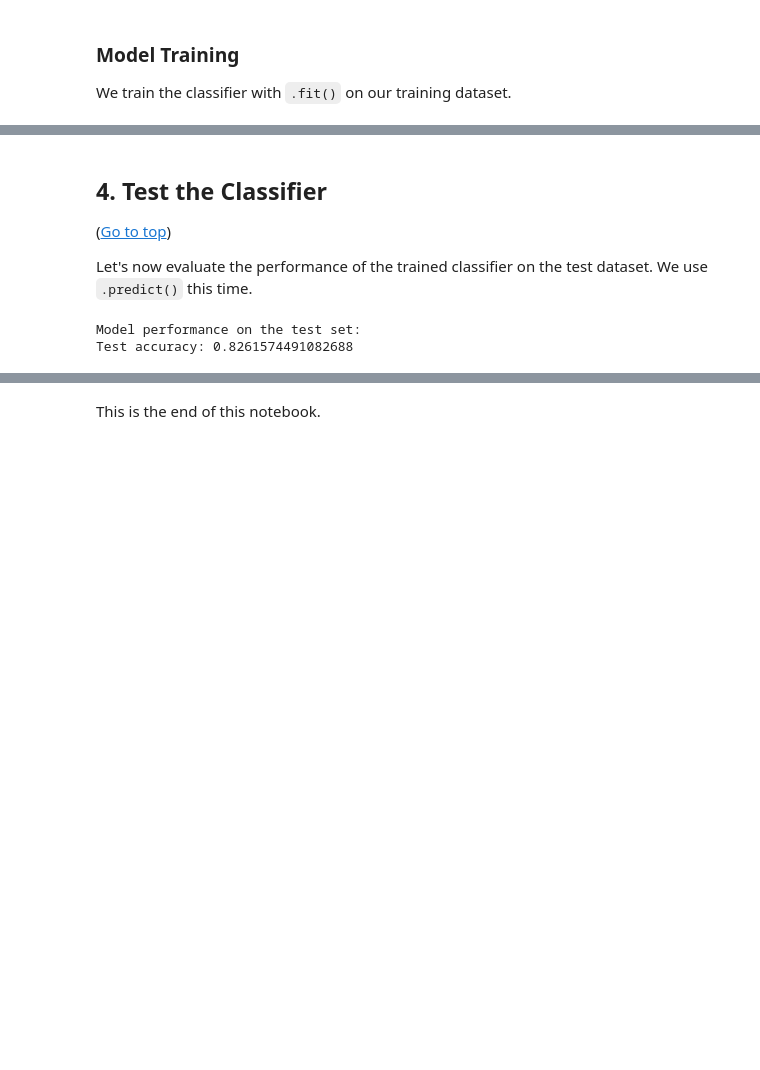
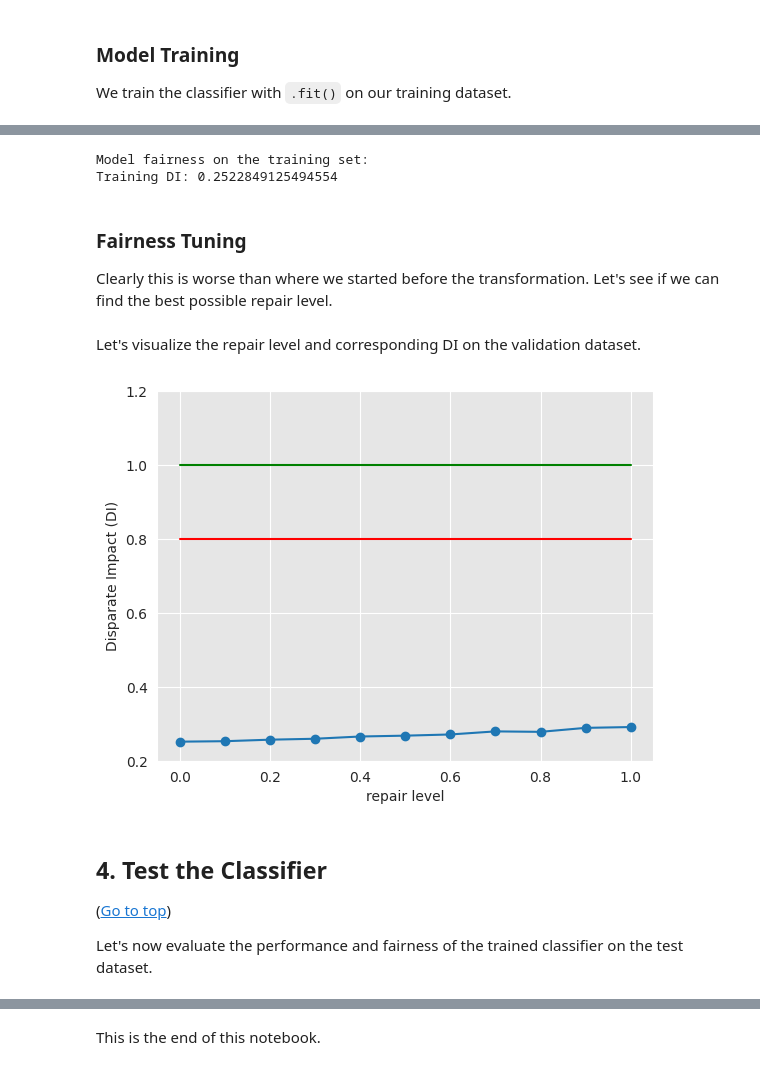
Before and after one commit to aws-samples/aws-machine-learning-university-responsible-ai, a Jupyter notebook: notebooks/day_2/MLA-RESML-DI.ipynb, the cells around one changed output, grey strips where cells are left out. Drawn from its saved outputs; the diff is of its cells as text; code cells hidden in the pictures; blank space fills up the shorter version.

```diff
--- a/notebooks/day_2/MLA-RESML-DI.ipynb
+++ b/notebooks/day_2/MLA-RESML-DI.ipynb
@@ -401,6 +360,6 @@ df_transform[numerical_features] = df_transform[numerical_features].astype("int"
 # %%
 train_data, test_data = train_test_split(
-    df_transform, test_size=0.1, shuffle=True, random_state=23
+    df, test_size=0.1, shuffle=True, random_state=23
 )
 
 train_data, val_data = train_test_split(
@@ -530,0 +473,24 @@ Validation accuracy: 0.8409181903109569
+# %%
+# Find out which index the sensitive attribute has
+sensitive_attribute_index = train_aif360.feature_names.index(sensitive_attribute)
+
+# Initialize DI remover
+di = DisparateImpactRemover(repair_level=0.4)
+
+# Perform repair
+train_repd = di.fit_transform(train_aif360)
+
+# Extract features (and delete sensitive attribute)
+X_tr = np.delete(train_repd.features, sensitive_attribute_index, axis=1)
+
+# Extract label
+y_tr = train_repd.labels.ravel()
+
+# Initialize model
+lr = LogisticRegression(solver="lbfgs", penalty="none")
+
+# Train model
+lr.fit(X_tr, y_tr)
+
+# Predict
+y_tr_pred = lr.predict(X_tr)
@@ -530,0 +512,10 @@ Validation accuracy: 0.8409181903109569
+# %%
+print("Model fairness on the training set:")
+print("Training DI:", metric)
+# %% [output]
+Model fairness on the training set:
+Training DI: 0.2522849125494554
+# %% [markdown]
+### Fairness Tuning
+
+Clearly this is worse than where we started before the transformation. Let's see if we can find the best possible repair level.
@@ -531,21 +559,18 @@ Validation accuracy: 0.8409181903109569
+# %% [markdown]
+Let's visualize the repair level and corresponding DI on the validation dataset.
+# %%
+%matplotlib inline
+plt.plot(np.arange(0.0, 1.1, 0.1), DIs, marker="o")
+plt.plot([0, 1], [1, 1], "g")
+plt.plot([0, 1], [0.8, 0.8], "r")
+plt.ylim([0.2, 1.2])
+plt.ylabel("Disparate Impact (DI)")
+plt.xlabel("repair level")
+plt.show()
+# %% [output]
+[figure, added]
 # %% [markdown]
 ## 4. <a name="4">Test the Classifier</a>
 (<a href="#0">Go to top</a>)
 
-Let's now evaluate the performance of the trained classifier on the test dataset. We use `.predict()` this time.
+Let's now evaluate the performance and fairness of the trained classifier on the test dataset.
-# %%
-# Get validation data to validate the classifier
-X_test = test_data[model_features]
-y_test = test_data[model_target]
-
-# Use the fitted model to make predictions on the test dataset
-# Test data going through the Pipeline it's imputed (with means from the train data),
-#   scaled (with the min/max from the train data),
-#   and finally used to make predictions
-test_predictions = pipeline.predict(X_test)
-
-print("Model performance on the test set:")
-print("Test accuracy:", accuracy_score(y_test, test_predictions))
-# %% [output]
-Model performance on the test set:
-Test accuracy: 0.8261574491082688
```
Also changed, not shown: parts of 51 cells of this notebook, 5 other files.
